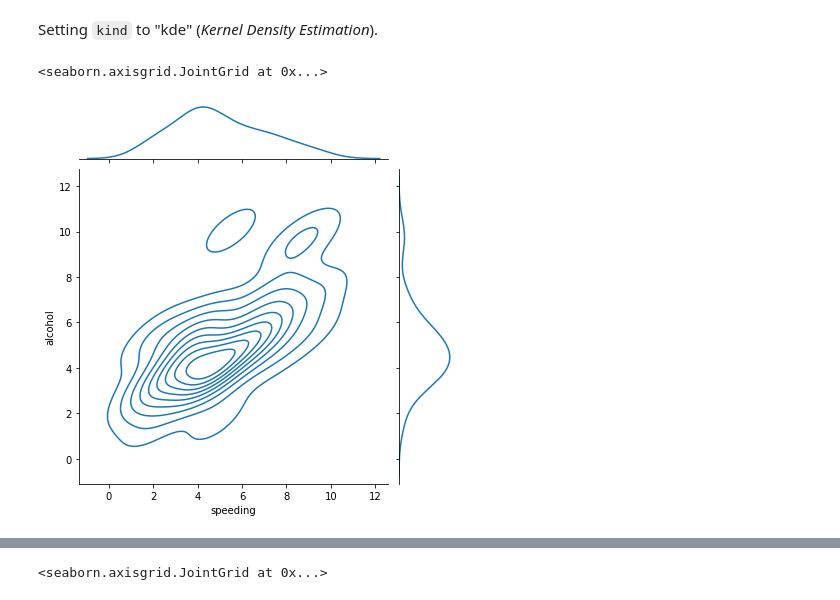
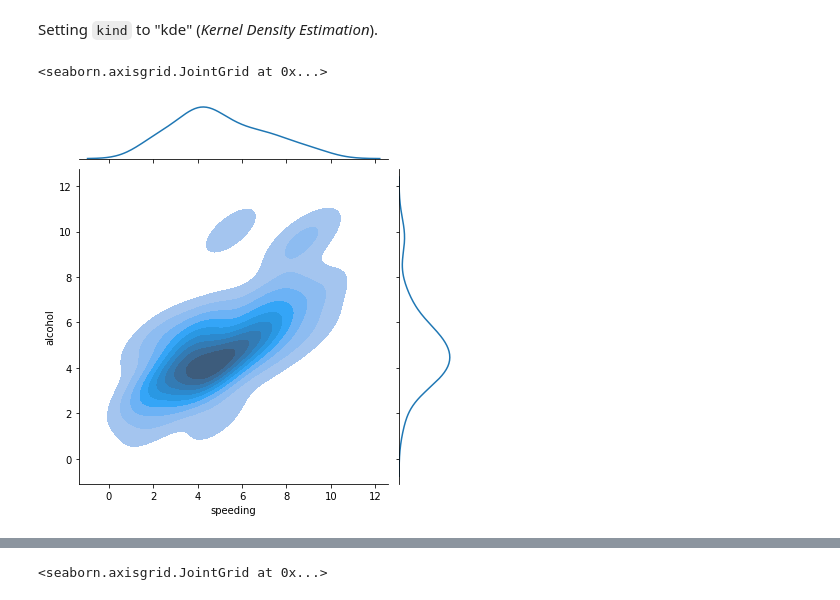
Before and after one commit to DheemanthBhat/ML-Libraries, a Jupyter notebook: 4 Seaborn/Seaborn Tutorial - PART 1.ipynb, the cells around one changed output, grey strips where cells are left out. Cells and saved outputs as stored; diff of their text form; code cells hidden in the pictures.

```diff
--- a/4 Seaborn/Seaborn Tutorial - PART 1.ipynb
+++ b/4 Seaborn/Seaborn Tutorial - PART 1.ipynb
@@ -134,10 +134,10 @@ sns.jointplot(x="speeding", y="alcohol", data=cc_df, kind="reg")  # "reg" => "Re
 # %% [markdown]
 Setting `kind` to "kde" (_Kernel Density Estimation_).
 # %%
-sns.jointplot(x="speeding", y="alcohol", data=cc_df, kind="kde")
+sns.jointplot(x="speeding", y="alcohol", data=cc_df, kind="kde", shade=True)
 # %% [output]
 <seaborn.axisgrid.JointGrid at 0x...>
-[figure, old version]
+[figure, new version]
 [interactive output not drawn]
 # %%
 sns.jointplot(x="speeding", y="alcohol", data=cc_df, kind="hex")
```
Also changed, not shown: parts of 2 cells of this notebook, 2 other files.
